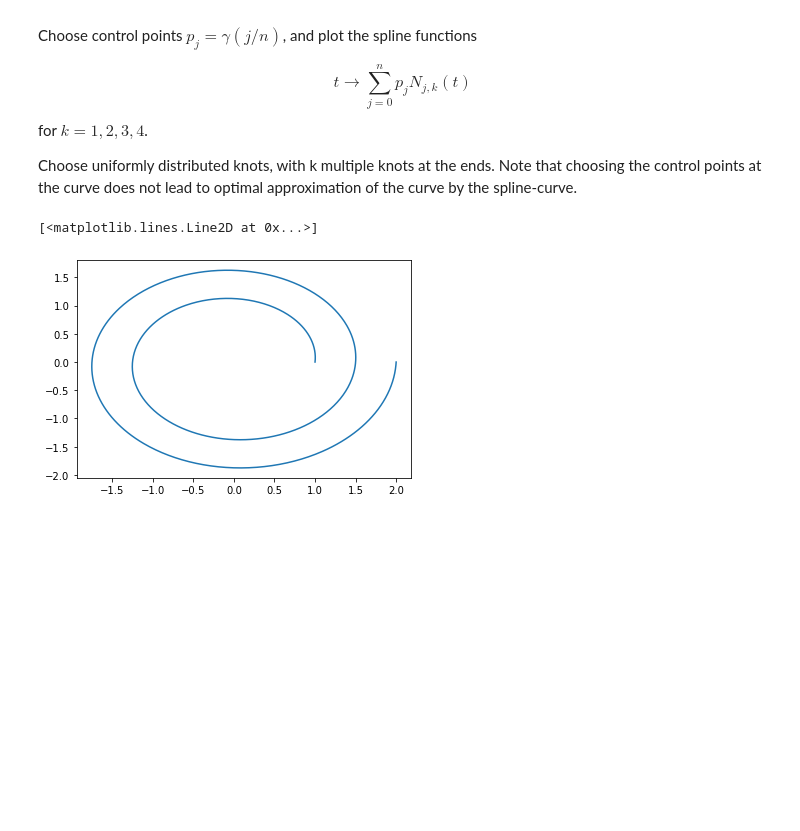
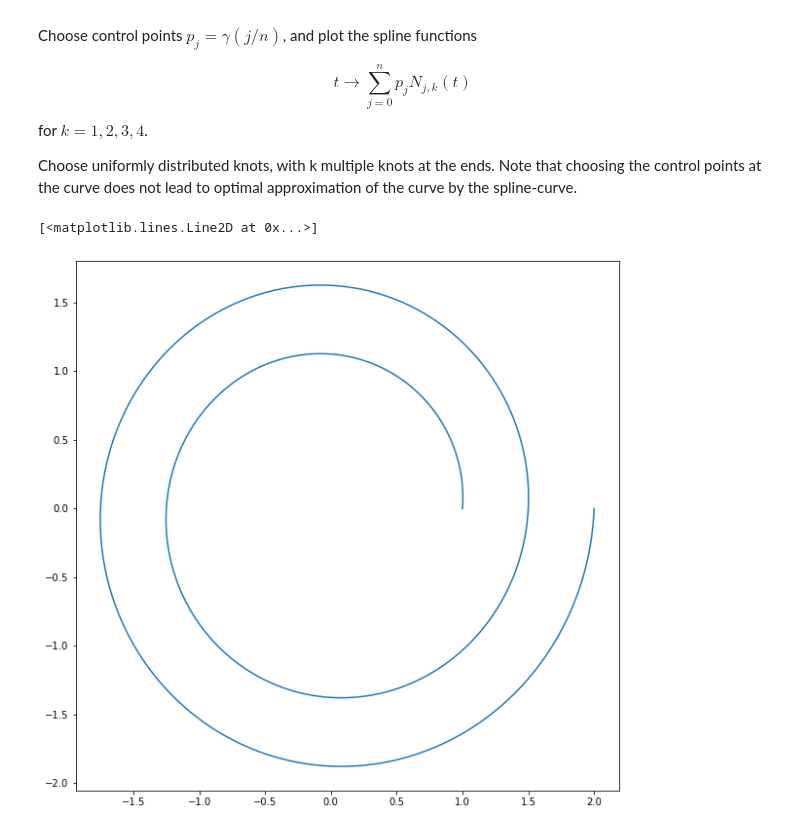
Before and after one commit to MarkFloatingInSpace/Numerical_Computing, a Jupyter notebook: Exercises/Ex3/Bsp10.ipynb, the cells around one changed output. Saved outputs shown, nothing was run; the diff lists cells and outputs as text; code cells hidden in the pictures; blank space fills up the shorter version.

```diff
--- a/Exercises/Ex3/Bsp10.ipynb
+++ b/Exercises/Ex3/Bsp10.ipynb
@@ -17,19 +17,21 @@ Choose uniformly distributed knots, with k multiple knots at the ends. Note that
 # %%
 import numpy as np
 import matplotlib.pyplot as plt
+import matplotlib as mpl
+
 
 t = np.linspace(0, 1, 1000)
 
 def gamma_fun(t):
     return (t+1)*np.cos(4*np.pi*t), (t+1)*np.sin(4*np.pi*t)
 
 x, y = gamma_fun(t)
 
-plt.figure()
+plt.figure(figsize = (10, 10))
 plt.plot(x, y)
 # %% [output]
 [<matplotlib.lines.Line2D at 0x...>]
-[figure, old version]
+[figure, new version]
 # %%
 def deBoor(t, x, c, k):
     """
```
Also changed, not shown: parts of 5 cells of this notebook.
